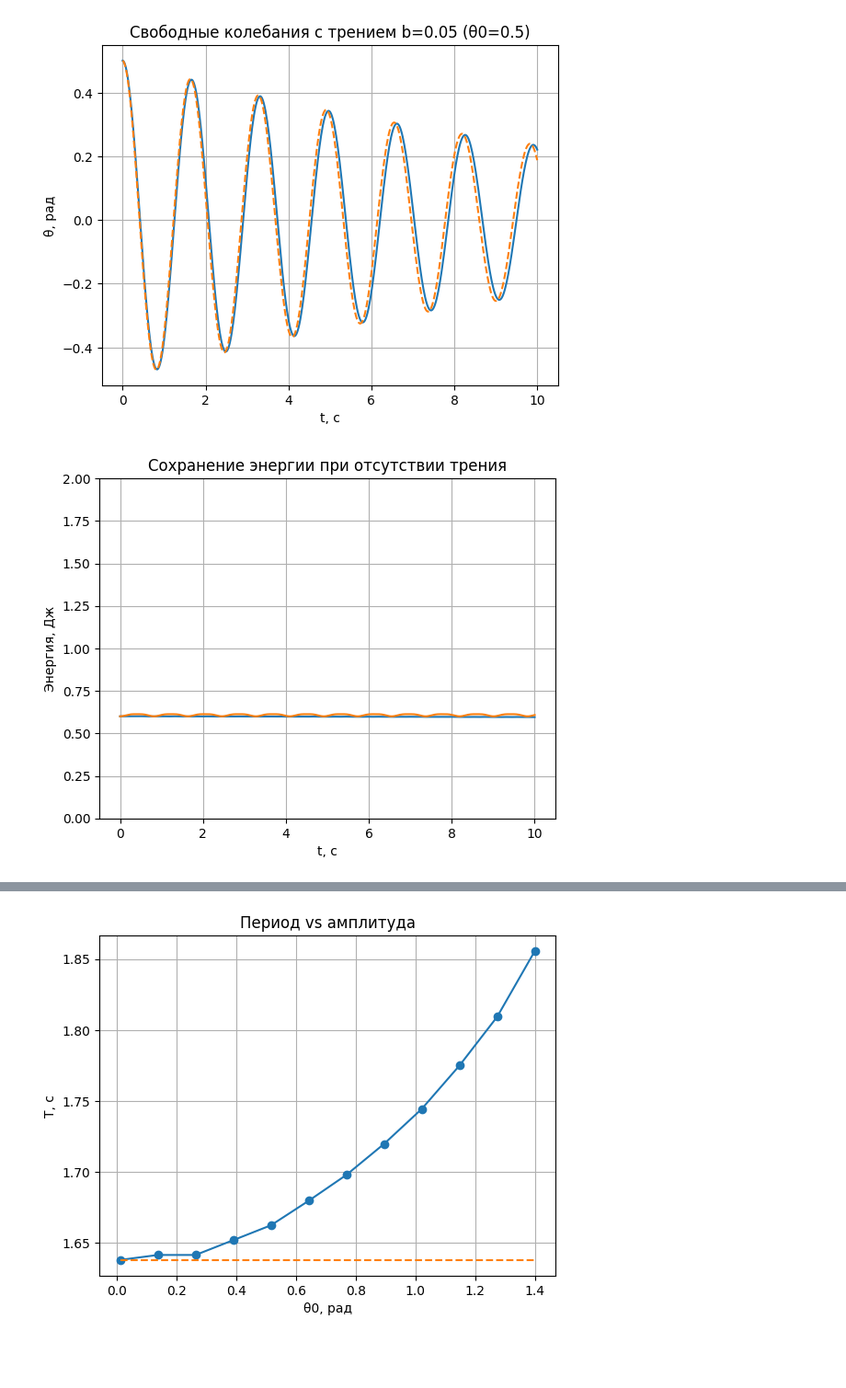
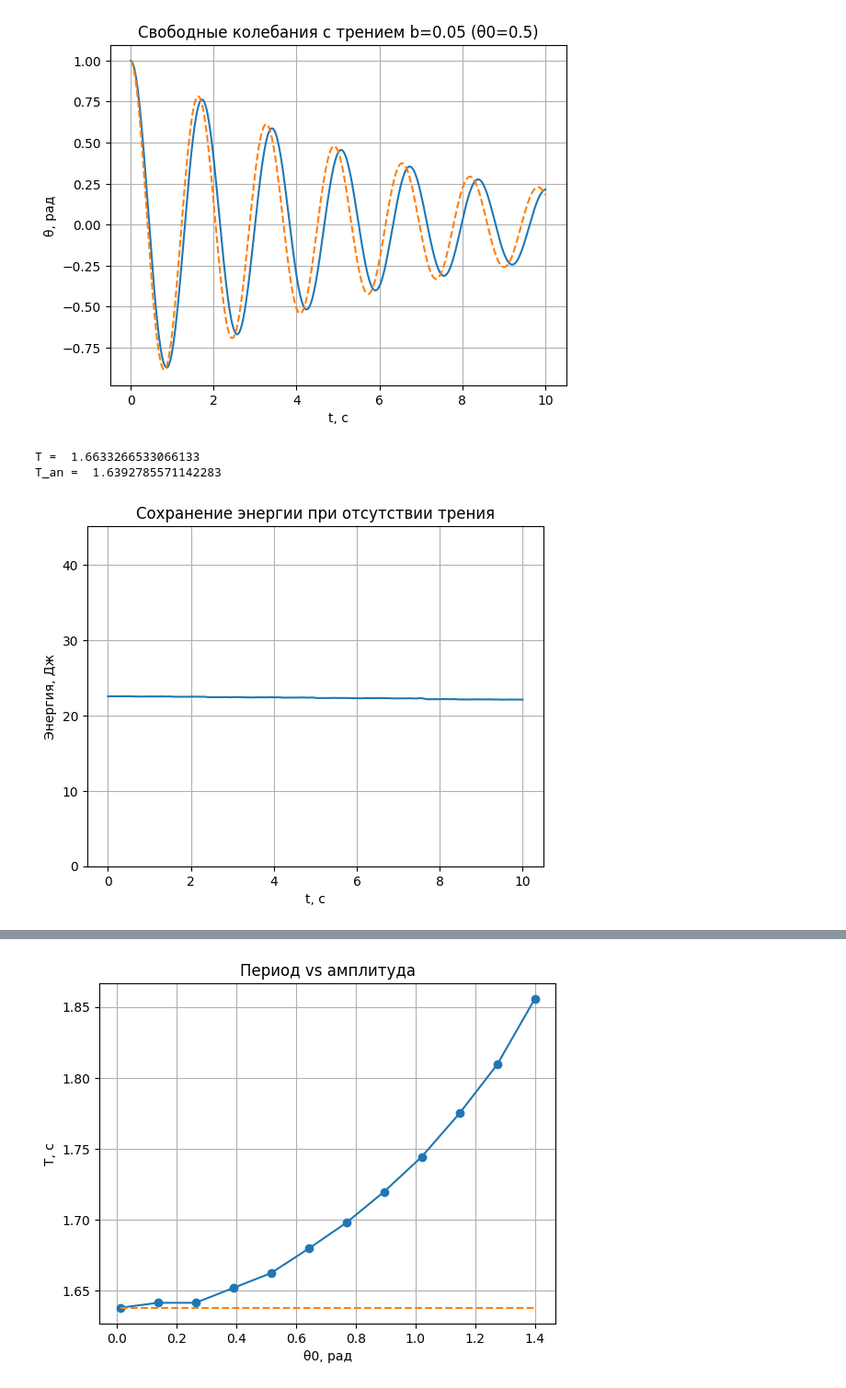
Before and after one commit to AmirHusnutdinov/physics-projects, a Jupyter notebook: main.ipynb, the cells around one changed output, grey strips where cells are left out. Shown at 92% size. Cells and saved outputs as stored; diff of their text form; code cells hidden in the pictures; blank space fills up the shorter version.

```diff
--- a/main.ipynb
+++ b/main.ipynb
@@ -7,7 +7,7 @@ from math import sin, cos, pi
 from scipy.integrate import solve_ivp
 # %%
 # Однородный тонкий стержень длины L, масса m, подвес в одном конце.
-m = 1.0  # масса (кг)
+m = 10.0  # масса (кг)
 L = 1.0  # длина стержня (м)
 g = 9.81  # ускорение свободного падения (м/с^2)
 
@@ -68,13 +68,13 @@ def find_peaks(t, theta):
 
 def estimate_period_from_peaks(t, theta):
     peaks_t, peaks_theta = find_peaks(t, theta)
-    if len(peaks_t) < 2:
+    if len(peaks_t) < 1:
         raise Exception('not enough')
     periods = np.diff(peaks_t)
     return np.mean(periods), peaks_t, peaks_theta
 # %%
 
-theta_0 = 0.5
+theta_0 = 1
 omega_0 = 0.0
 omega_freq0 = np.sqrt(m * g * d / I)
 b = 0.0
@@ -94,5 +94,7 @@ plt.ylabel("θ, рад")
 plt.title("Свободные колебания без трения (θ0=0.5)")
 plt.grid(True)
 plt.show()
+print('T = ', estimate_period_from_peaks(t1, th1)[0])
+print('T_an = ', estimate_period_from_peaks(t1, theta_an1)[0])
 # %% [output]
 0.0
@@ -100,38 +104,42 @@ plt.show()
 # %%
-b = 0.05
+b = 1
 t2, th2, om2 = integrate(theta0=theta_0, omega0=omega_0, t_max=t_max)
 
 # theta(t) = theta_0 * e ^ (-beta * t) * cos(omega_d * t + alpha)
 # omega_d = sqrt( omega_0^2 - beta^2), omega_0 = sqrt( mgd / I)
 beta = b / (2 * I)
 omega_freq0 = np.sqrt(m * g * d / I)
 omega_d = np.sqrt(omega_freq0**2 - beta**2)
 theta_an2 = theta_0 * np.exp(-beta * t2) * np.cos(omega_d * t2)
 omega_an2 = -theta_0 * np.exp(-beta * t2) * (beta * np.cos(omega_d * t2) + omega_d * np.sin(omega_d * t2))
 
 plt.figure()
 plt.plot(t2, th2)
 plt.plot(t2, theta_an2, "--", label="Аналитическое")
 plt.xlabel("t, с")
 plt.ylabel("θ, рад")
 plt.title("Свободные колебания с трением b=0.05 (θ0=0.5)")
 plt.grid(True)
 plt.show()
+print('T = ', estimate_period_from_peaks(t2, th2)[0])
+print('T_an = ', estimate_period_from_peaks(t2, theta_an2)[0])
 # %% [output]
-[figure, old version]
+[figure, new version]
+T =  1.6633266533066133
+T_an =  1.6392785571142283
 # %%
 E1 = energy(th1, om1)
-E_an1 = energy(theta_an1, omega_an1)
+# E_an1 = energy(theta_an1, omega_an1)
 plt.figure()
 plt.plot(t1, E1)
-plt.plot(t1, E_an1)
+# plt.plot(t1, E_an1)
 plt.xlabel("t, с")
 plt.ylabel("Энергия, Дж")
-plt.ylim(0.0, 2)
+plt.ylim(0.0, 2*max(E1))
 plt.title("Сохранение энергии при отсутствии трения")
 plt.grid(True)
 plt.show()
 # %% [output]
-[figure, old version]
+[figure, new version]
 # %%
 plt.figure()
```
Also changed, not shown: parts of 3 cells of this notebook.
